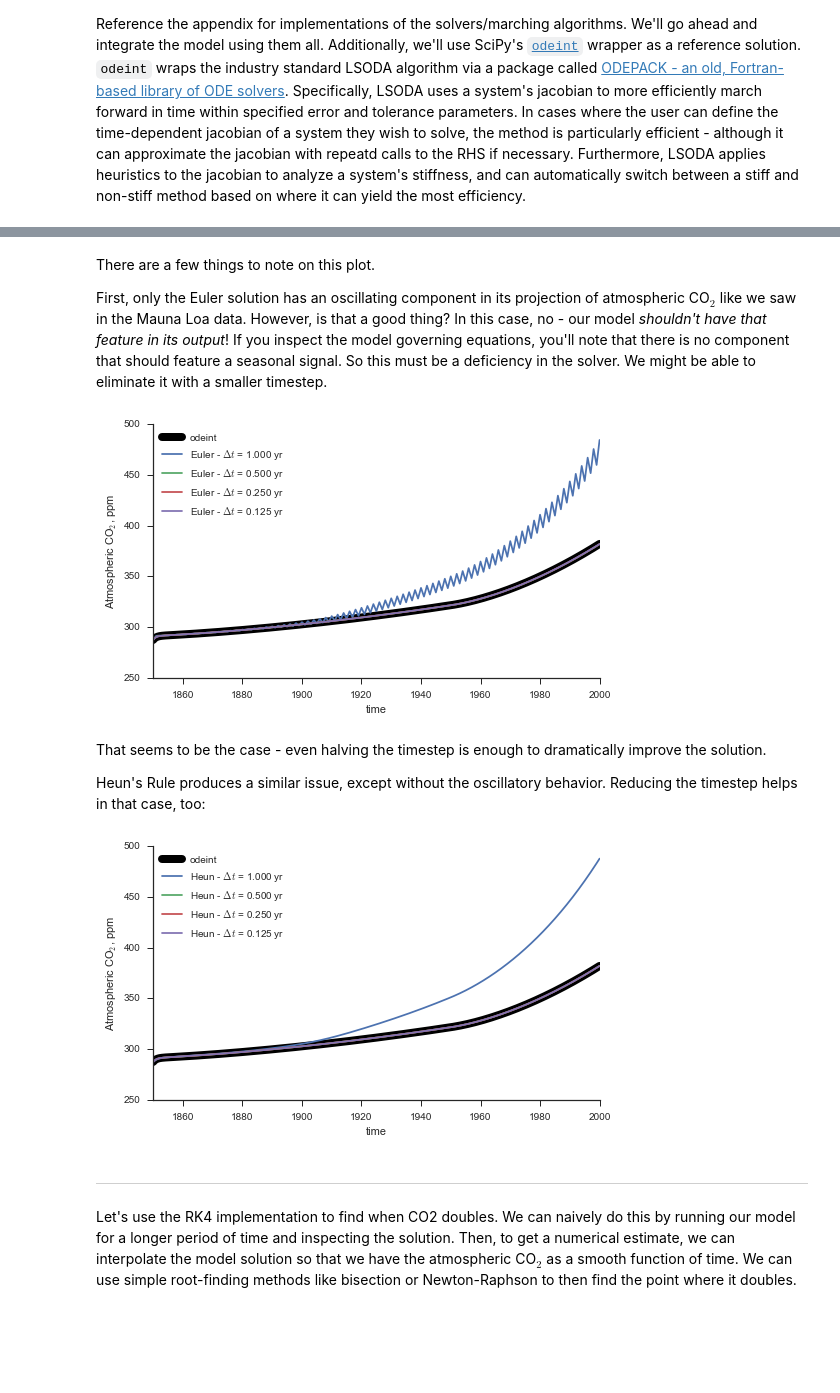
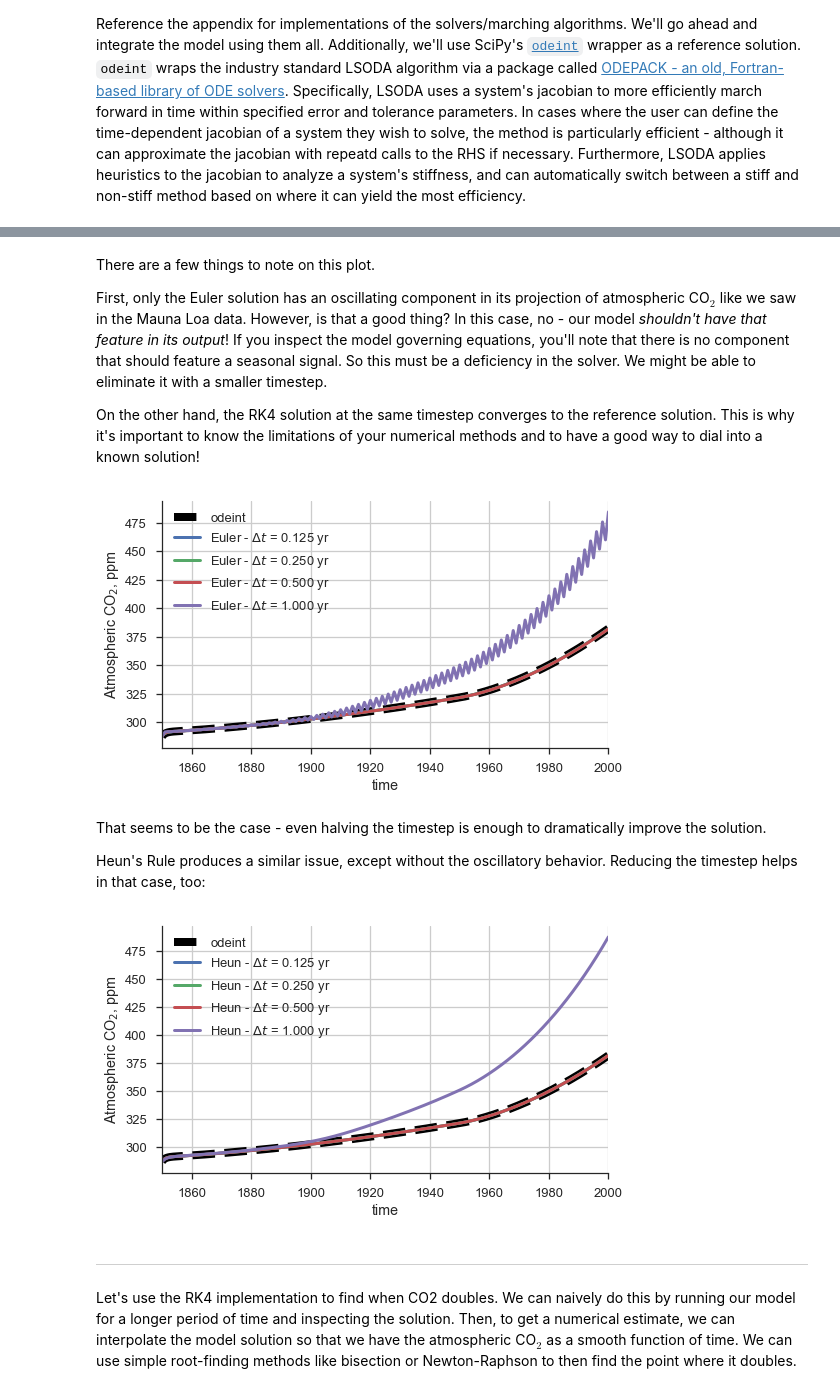
Before and after one commit to darothen/128.806_CME, a Jupyter notebook: soln/solution_with_notes.ipynb, the cells around one changed output, grey strips where cells are left out. Cells and saved outputs as stored; diff of their text form; code cells hidden in the pictures; blank space fills up the shorter version.

```diff
--- a/soln/solution_with_notes.ipynb
+++ b/soln/solution_with_notes.ipynb
@@ -24,4 +23,5 @@ Visualization library imports - Matplotlib with Seaborn for aesthetic tweaks
 %matplotlib inline
 import matplotlib.pyplot as plt
 import seaborn as sns
-sns.set(style='ticks', palette='dark')
+# Set some plot aesthetics
+plt.style.use(['seaborn-ticks', 'seaborn-talk'])
@@ -356,10 +459,3 @@ ax.set_ylabel("Emissions (PgC/year)")
 So clearly there is a big step up in fossil fuel emissions at 1950. We should think about this information when we evaluate our model's output - something should seriously change after 1950.
 
 Reference the appendix for implementations of the solvers/marching algorithms. We'll go ahead and integrate the model using them all. Additionally, we'll use SciPy's [`odeint`](http://docs.scipy.org/doc/scipy/reference/generated/scipy.integrate.odeint.html) wrapper as a reference solution. `odeint` wraps the industry standard LSODA algorithm via a package called [ODEPACK - an old, Fortran-based library of ODE solvers](http://people.sc.fsu.edu/~jburkardt/f77_src/odepack/odepack.html). Specifically, LSODA uses a system's jacobian to more efficiently march forward in time within specified error and tolerance parameters. In cases where the user can define the time-dependent jacobian of a system they wish to solve, the method is particularly efficient - although it can approximate the jacobian with repeatd calls to the RHS if necessary. Furthermore, LSODA applies heuristics to the jacobian to analyze a system's stiffness, and can automatically switch between a stiff and non-stiff method based on where it can yield the most efficiency.
-# %%
-y0 = np.array([612, 730, 140, 37000, 580, 1500, 5300, 1.0])
-emis_func = lambda t: emissions_22p6(t, 100.)
-model = CarbonModel(*y0, emis_func=emis_func)
-
-o = model.integrate(odeint, 140.)
-o.M1.plot()
@@ -432,28 +524,30 @@ RK4 - custom
 There are a few things to note on this plot.
 
 First, only the Euler solution has an oscillating component in its projection of atmospheric CO$_2$ like we saw in the Mauna Loa data. However, is that a good thing? In this case, no - our model *shouldn't have that feature in its output*! If you inspect the model governing equations, you'll note that there is no component that should feature a seasonal signal. So this must be a deficiency in the solver. We might be able to eliminate it with a smaller timestep.
+
+On the other hand, the RK4 solution at the same timestep converges to the reference solution. This is why it's important to know the limitations of your numerical methods and to have a good way to dial into a known solution!
 # %%
 sns.set_palette("deep")
 fig = plt.figure(figsize=(8, 10))
 ax = fig.add_subplot(211)
 
 output = model.integrate(odeint, 150.)
 ref = lambda x : np.interp(x, output.index, output.atm_ppm)
-output['atm_ppm'].plot(ax=ax, style='k', label="odeint",
+output['atm_ppm'].plot(ax=ax, style='--k', label="odeint",
                        lw=8)
 plt.xlim(1850, 1959)
 
 e = EulerIntegrator()
-for dt in [1., 0.5, 0.25, 0.125]:
+for dt in [1., 0.5, 0.25, 0.125][::-1]:
     label = "Euler - $\Delta t$ = %1.3f yr" % dt
     o = model.integrate(e, 150., dt=dt)
-    o.atm_ppm.plot(ax=ax, label=label)
+    o.atm_ppm.plot(ax=ax, label=label, lw=3)
 ax.set_ylabel("Atmospheric CO$_2$, ppm")
 ax.legend(loc='upper left')
 ax.grid()
 sns.despine(fig)
 # %% [output]
-[figure, old version]
+[figure, new version]
 # %% [markdown]
 That seems to be the case - even halving the timestep is enough to dramatically improve the solution.
 
@@ -465,21 +559,21 @@ ax = fig.add_subplot(211)
 
 output = model.integrate(odeint, 150.)
 ref = lambda x : np.interp(x, output.index, output.atm_ppm)
-output['atm_ppm'].plot(ax=ax, style='k', label="odeint",
+output['atm_ppm'].plot(ax=ax, style='--k', label="odeint",
                        lw=8)
 plt.xlim(1850, 1959)
 
 h = HeunIntegrator()
-for dt in [1., 0.5, 0.25, 0.125]:
+for dt in [1., 0.5, 0.25, 0.125][::-1]:
     label = "Heun - $\Delta t$ = %1.3f yr" % dt
     o = model.integrate(h, 150., dt=dt)
-    o.atm_ppm.plot(ax=ax, label=label)
+    o.atm_ppm.plot(ax=ax, label=label, lw=3)
 ax.set_ylabel("Atmospheric CO$_2$, ppm")
 ax.legend(loc='upper left')
 ax.grid()
 sns.despine(fig)
 # %% [output]
-[figure, old version]
+[figure, new version]
 # %% [markdown]
 ---
 
```
Also changed, not shown: parts of 66 cells of this notebook, 39 other files.
